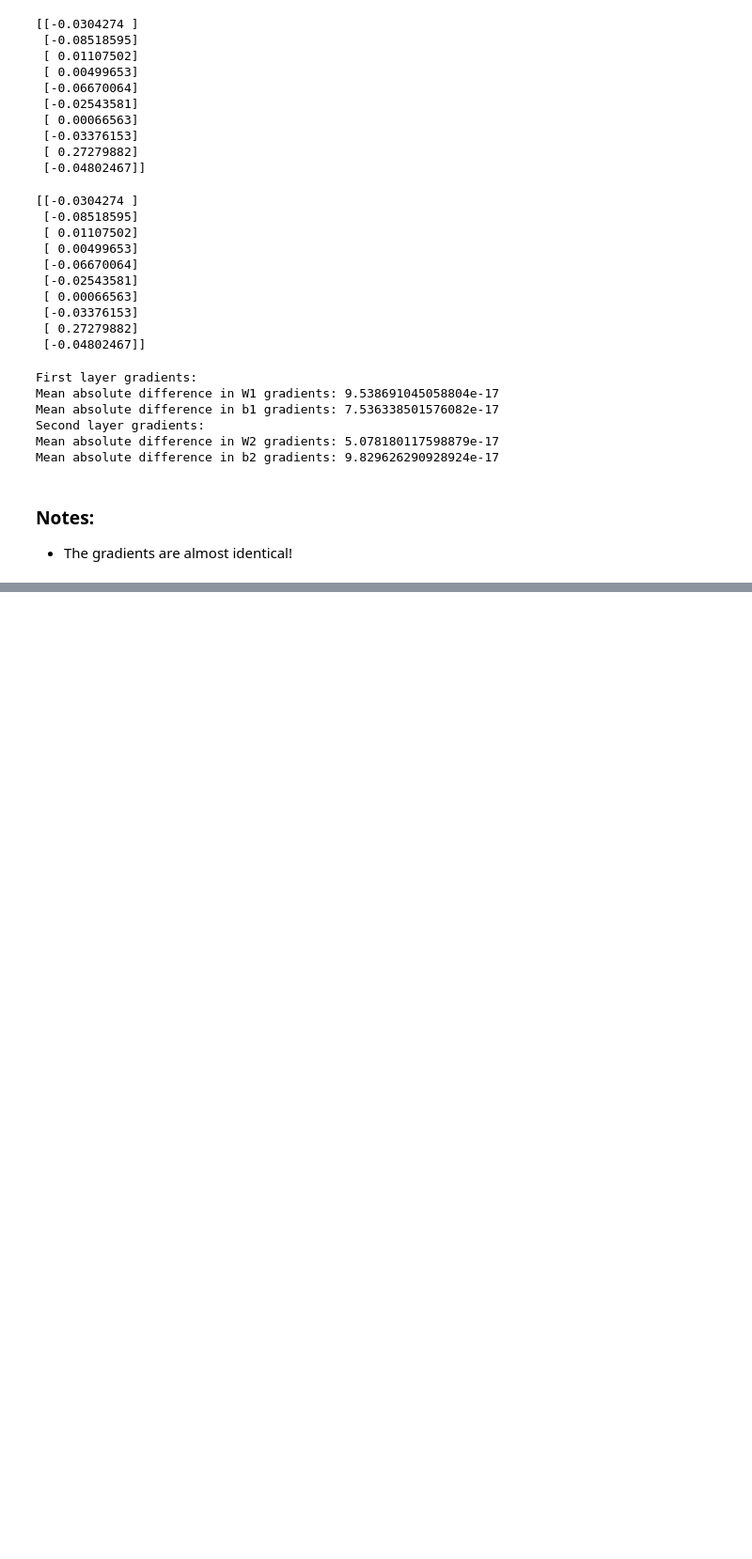
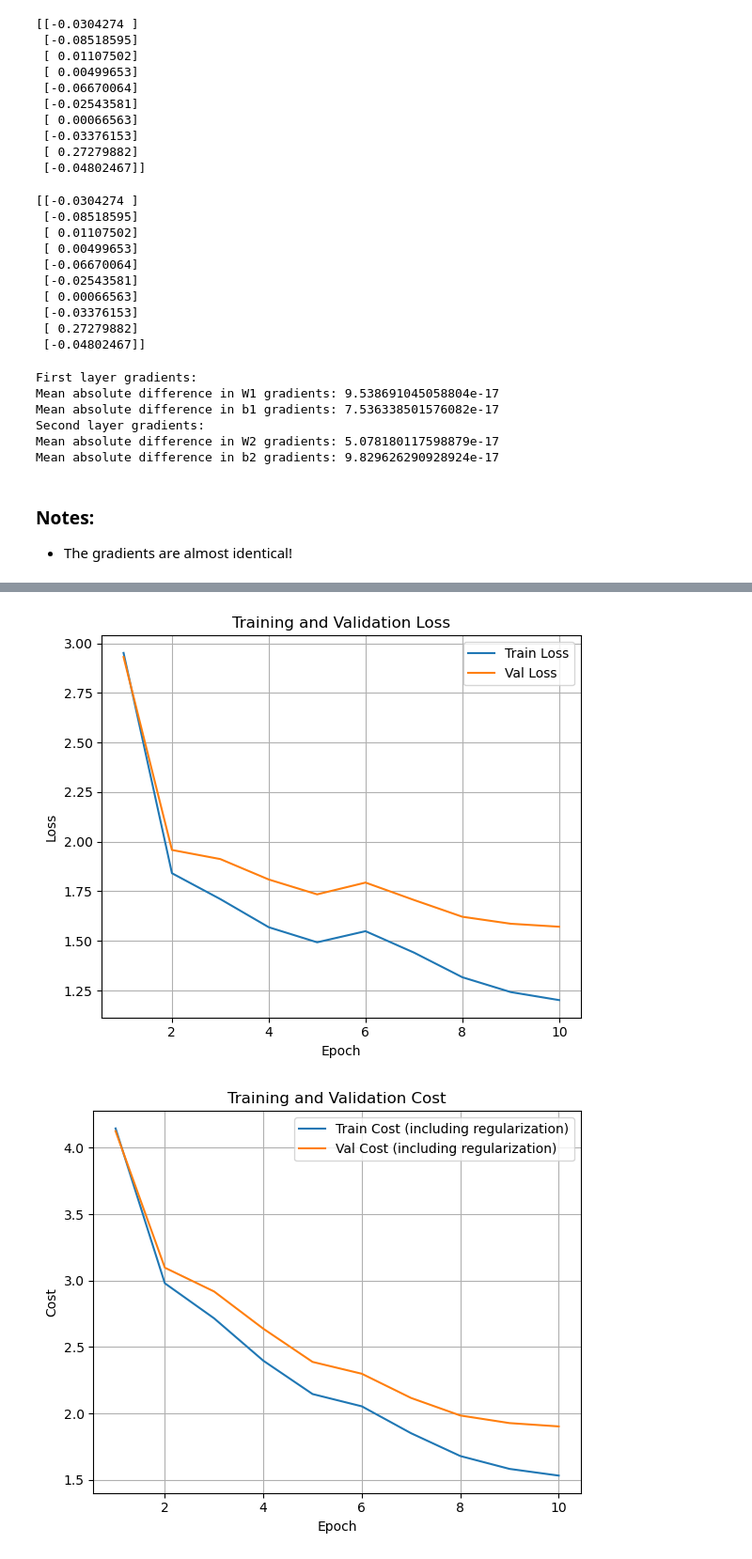
Before and after one commit to kahoujo1/DD2424-assignments, a Jupyter notebook: assignment2/src/ntb.ipynb, the cells around one changed output, grey strips where cells are left out. Shown at 94% size. Drawn from its saved outputs; the diff is of its cells as text; code cells hidden in the pictures; blank space fills up the shorter version.

Commit message:
added cyclical learning rate

```diff
--- a/assignment2/src/ntb.ipynb
+++ b/assignment2/src/ntb.ipynb
@@ -90,0 +138,10 @@ Mean absolute difference in b2 gradients: 9.829626290928924e-17
+# %%
+model = Model(32*32*3, 50, 10)
+optimizer = Optimizer(model, CrossEntropyLoss(), lr=0.0, reg=0.01)
+scaler = Scaler()
+X_train, Y_train, y_train = load_batch("data_batch_1")
+X_val, Y_val, y_val = load_batch("data_batch_2")
+X_train = scaler.fit_transform(X_train)
+X_val = scaler.transform(X_val)
+# %%
+optimizer.train_with_cyclical_lr(X_train, y_train, X_val, y_val, lr_min = 1e-5, lr_max = 1e-1, step_size=500, n_cycles=1, batch_size=100, print_every=100)
@@ -90,0 +159,5 @@ Mean absolute difference in b2 gradients: 9.829626290928924e-17
+# %%
+optimizer.plot_training_progress()
+# %% [output]
+[figure, added]
+[figure, added]
```
Also changed, not shown: parts of 16 cells of this notebook, 1 other file.
